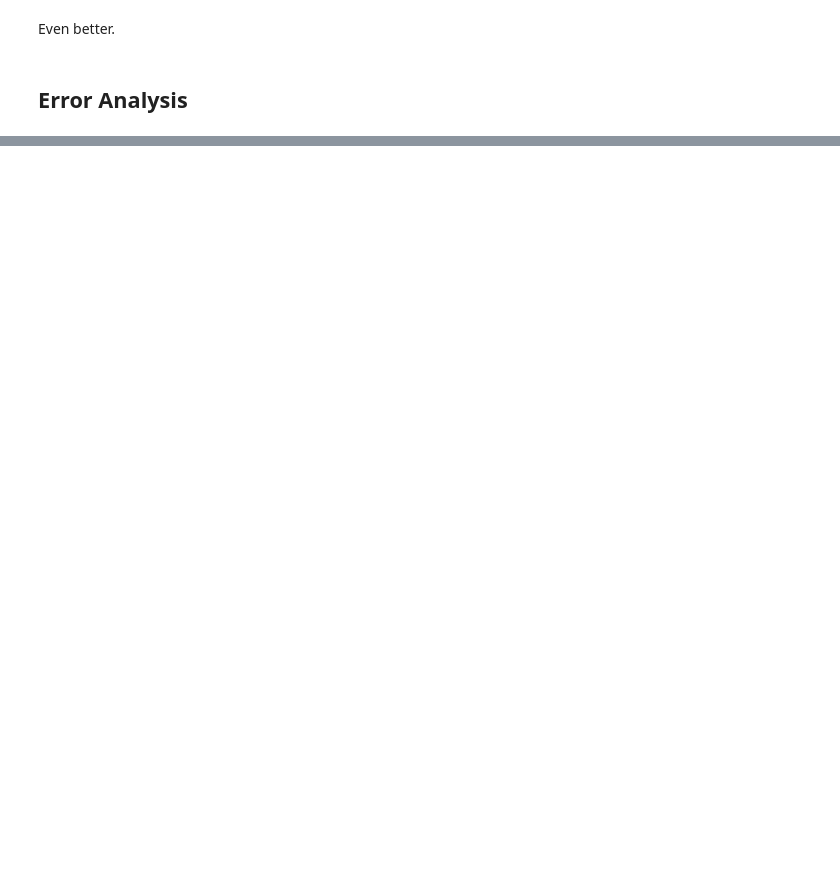
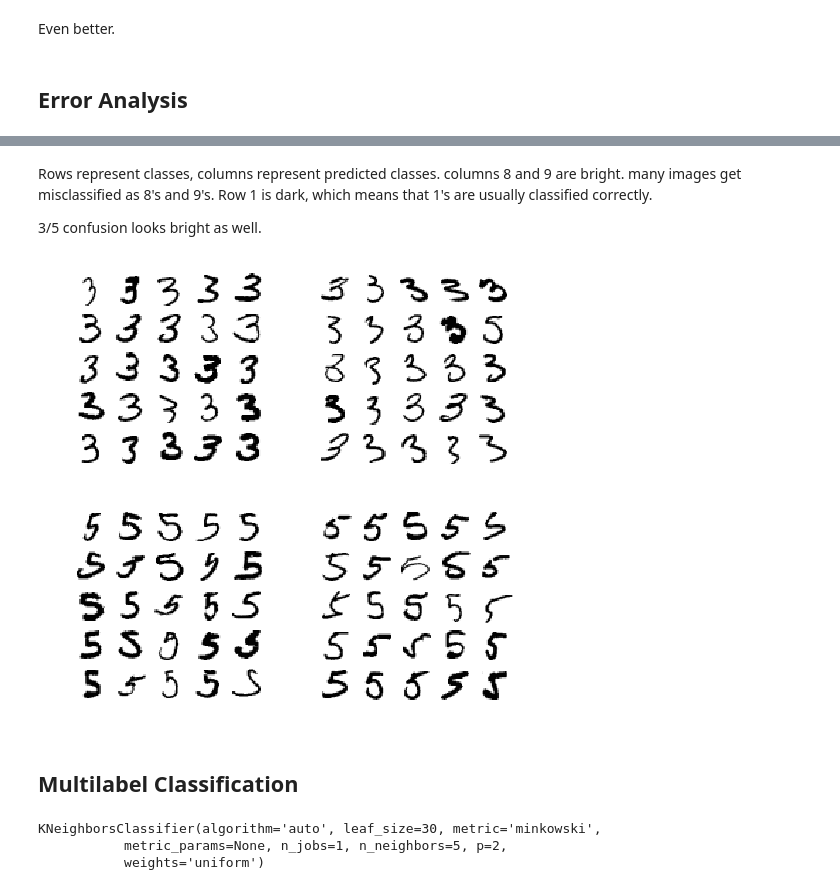
Before and after one commit to codyhanson/ml-toys, a Jupyter notebook: handsOn/ch3/MNIST.ipynb, the cells around one changed output, grey strips where cells are left out. Saved outputs shown, nothing was run; the diff lists cells and outputs as text; code cells hidden in the pictures; blank space fills up the shorter version.

```diff
--- a/handsOn/ch3/MNIST.ipynb
+++ b/handsOn/ch3/MNIST.ipynb
@@ -397,0 +430,38 @@ Even better.
+# %% [markdown]
+Rows represent classes, columns represent predicted classes. columns 8 and 9 are bright. many images get misclassified as 8's and 9's. Row 1 is dark, which means that 1's are usually classified correctly.
+
+3/5 confusion looks bright as well.
+# %%
+#Dig into 3/5 confusion.
+def plot_digits(instances, images_per_row=10, **options):
+    size = 28
+    images_per_row = min(len(instances), images_per_row)
+    images = [instance.reshape(size,size) for instance in instances]
+    n_rows = (len(instances) - 1) // images_per_row + 1
+    row_images = []
+    n_empty = n_rows * images_per_row - len(instances)
+    images.append(np.zeros((size, size * n_empty)))
+    for row in range(n_rows):
+        rimages = images[row * images_per_row : (row + 1) * images_per_row]
+        row_images.append(np.concatenate(rimages, axis=1))
+    image = np.concatenate(row_images, axis=0)
+    plt.imshow(image, cmap = matplotlib.cm.binary, **options)
+    plt.axis("off")
+
+
+cl_a, cl_b = 3,5
+X_aa = X_train[(y_train == cl_a) & (y_train_pred == cl_a)] #3's seen as 3's
+X_ab = X_train[(y_train == cl_a) & (y_train_pred == cl_b)] #3's seen as 5's
+X_ba = X_train[(y_train == cl_b) & (y_train_pred == cl_a)] #5's seen as 3's
+X_bb = X_train[(y_train == cl_b) & (y_train_pred == cl_b)] #5's seen as 5's
+
+plt.figure(figsize=(8,8))
+plt.subplot(221); plot_digits(X_aa[:25], images_per_row=5)
+plt.subplot(222); plot_digits(X_ab[:25], images_per_row=5)
+plt.subplot(223); plot_digits(X_ba[:25], images_per_row=5)
+plt.subplot(224); plot_digits(X_bb[:25], images_per_row=5)
+plt.show()
+# %% [output]
+[figure, added]
+# %% [markdown]
+## Multilabel Classification
@@ -397,0 +474,7 @@ Even better.
+# %%
+knn_clf = KNeighborsClassifier()
+knn_clf.fit(X_train, y_multilabel)
+# %% [output]
+KNeighborsClassifier(algorithm='auto', leaf_size=30, metric='minkowski',
+           metric_params=None, n_jobs=1, n_neighbors=5, p=2,
+           weights='uniform')
```
Also changed, not shown: parts of 42 cells of this notebook, 1 other file.
